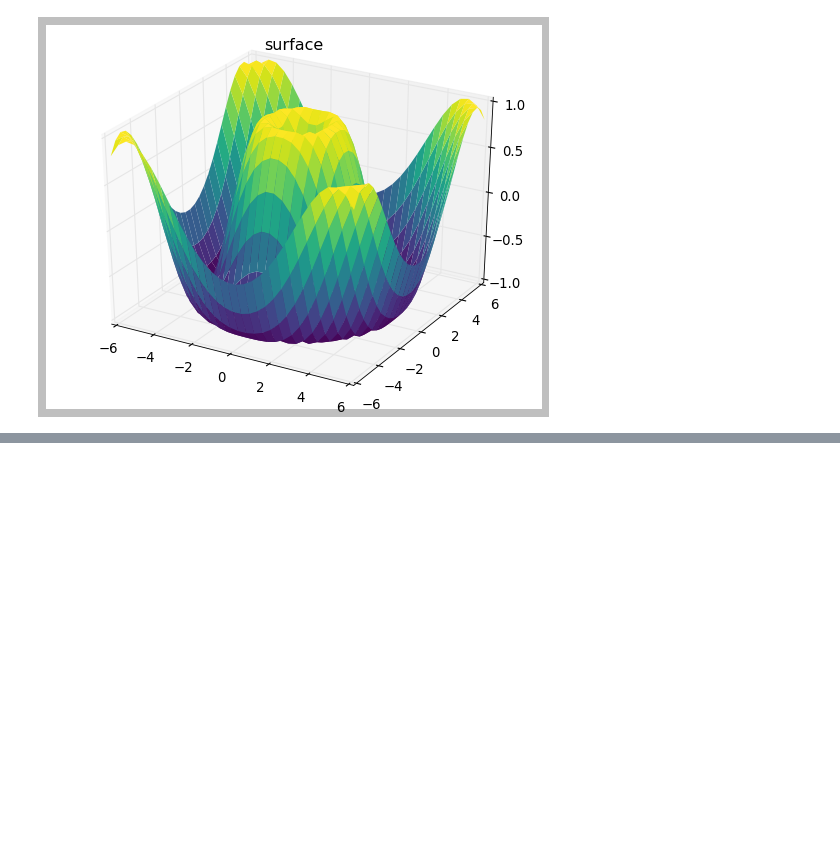
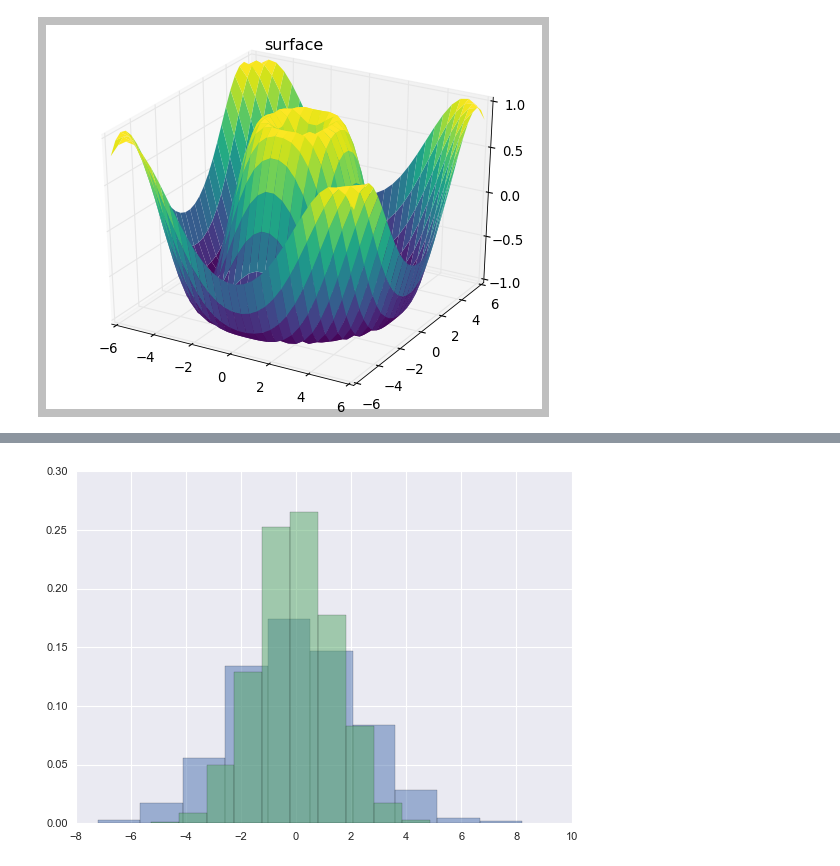
Before and after one commit to LouisYZK/dist, a Jupyter notebook: BaseLib/matplotlib_review.ipynb, the cells around one changed output, grey strips where cells are left out. Cells and saved outputs as stored; diff of their text form; code cells hidden in the pictures; blank space fills up the shorter version.

```diff
--- a/BaseLib/matplotlib_review.ipynb
+++ b/BaseLib/matplotlib_review.ipynb
@@ -310,0 +353,10 @@ plt.show()
+# %%
+# Histgrame and KDE in Seaborn
+data = np.random.multivariate_normal([0,0],[[5,2],[2,2]],2000)
+import pandas as pd
+df = pd.DataFrame(data = data, columns = ['x','y'])
+for x in 'xy':
+    plt.hist(df[x],normed = True,alpha = 0.5)
+plt.show()
+# %% [output]
+[figure, added]
```
Also changed, not shown: parts of 30 cells of this notebook.
